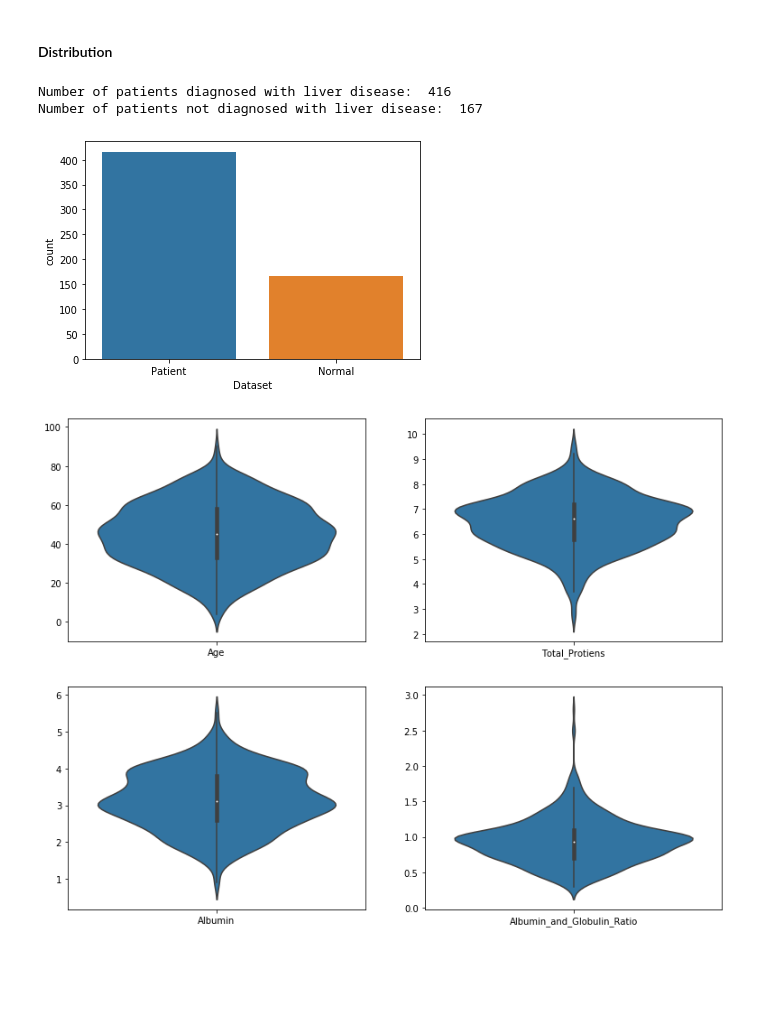
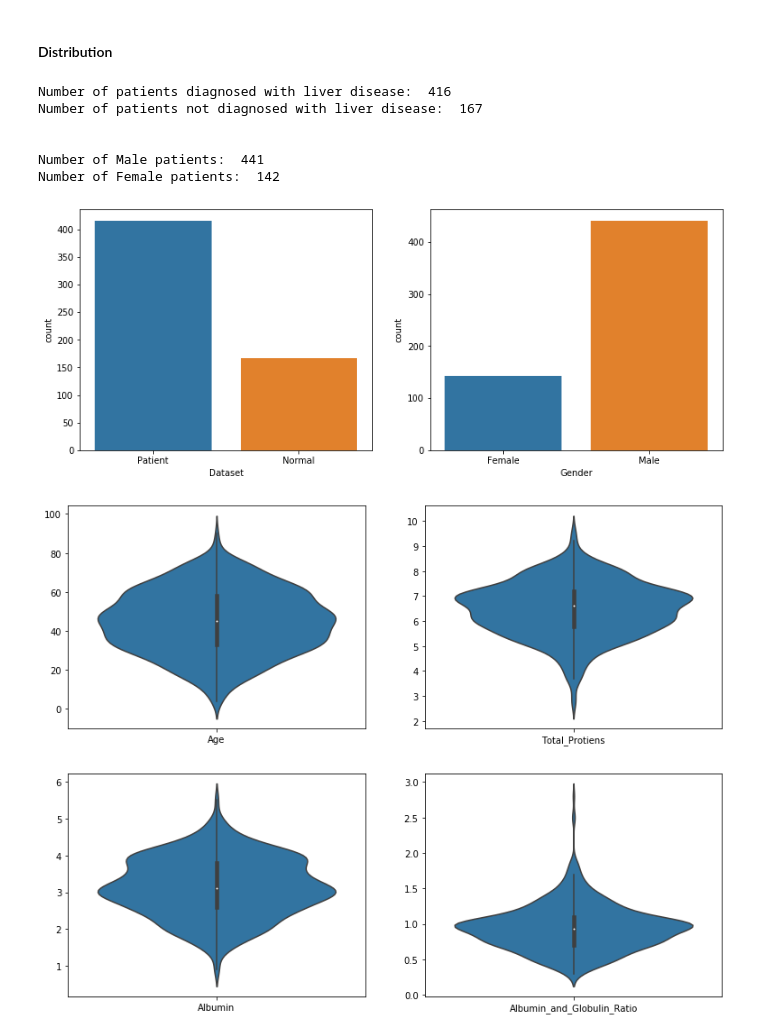
Before and after one commit to IndML101/Liver-Patients, a Jupyter notebook: Liver-Patients.ipynb, the cells around one changed output. Drawn from its saved outputs; the diff is of its cells as text; code cells hidden in the pictures; blank space fills up the shorter version.

```diff
--- a/Liver-Patients.ipynb
+++ b/Liver-Patients.ipynb
@@ -140,17 +140,35 @@ Let's have a look at distribution of all the attributes but before diving into t
 # %%
 # Count of Patients and normal people
 
 LD, NLD = data_df['Dataset'].value_counts()
 print('Number of patients diagnosed with liver disease: ',LD)
 print('Number of patients not diagnosed with liver disease: ',NLD)
+print('\n')
 
-g = sns.countplot(data=data_df, x='Dataset', label='Count')
+M, F = data_df['Gender'].value_counts()
+print('Number of Male patients: ',M)
+print('Number of Female patients: ',F)
+print('\n')
+
+fig, axs = plt.subplots(1,2, figsize=[13,5])
+
+# distribution of patients with disease
+g = sns.countplot(data=data_df, x='Dataset', label='Count', ax=axs[0])
 g.set_xticklabels(['Patient', 'Normal'])
+
+# distribution of male and female
+g = sns.countplot(data=data_df, x='Gender', label='Count', ax=axs[1])
+#g.set_xticklabels(['Male', 'Female'])
+
 plt.show()
 # %% [output]
 Number of patients diagnosed with liver disease:  416
 Number of patients not diagnosed with liver disease:  167
+
+
+Number of Male patients:  441
+Number of Female patients:  142
-[figure, old version]
+[figure, new version]
 # %%
 # Distribution of attributes with no outliers
 
```
Also changed, not shown: parts of 2 cells of this notebook.
